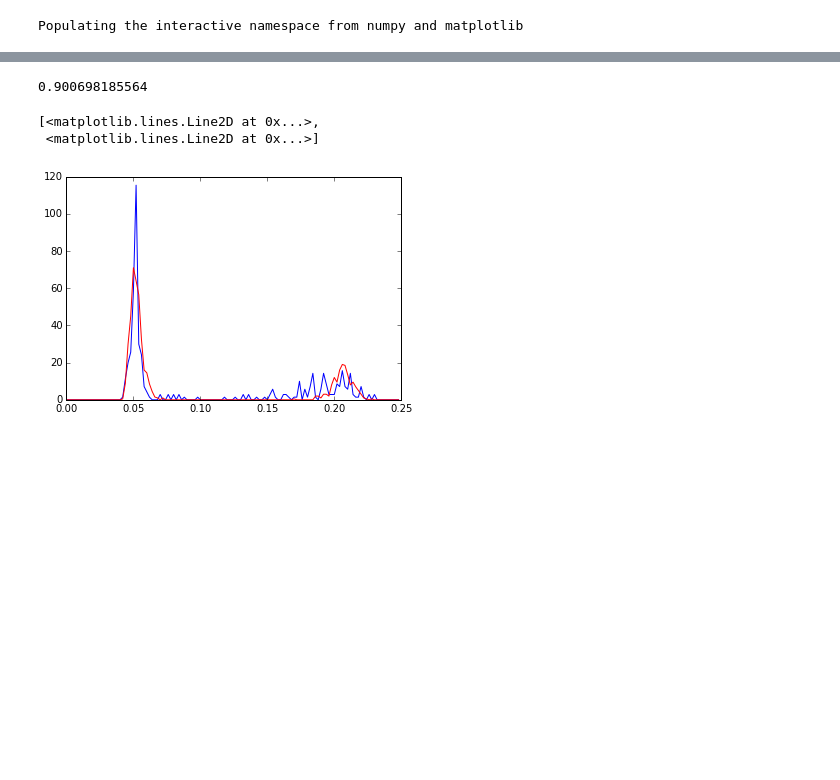
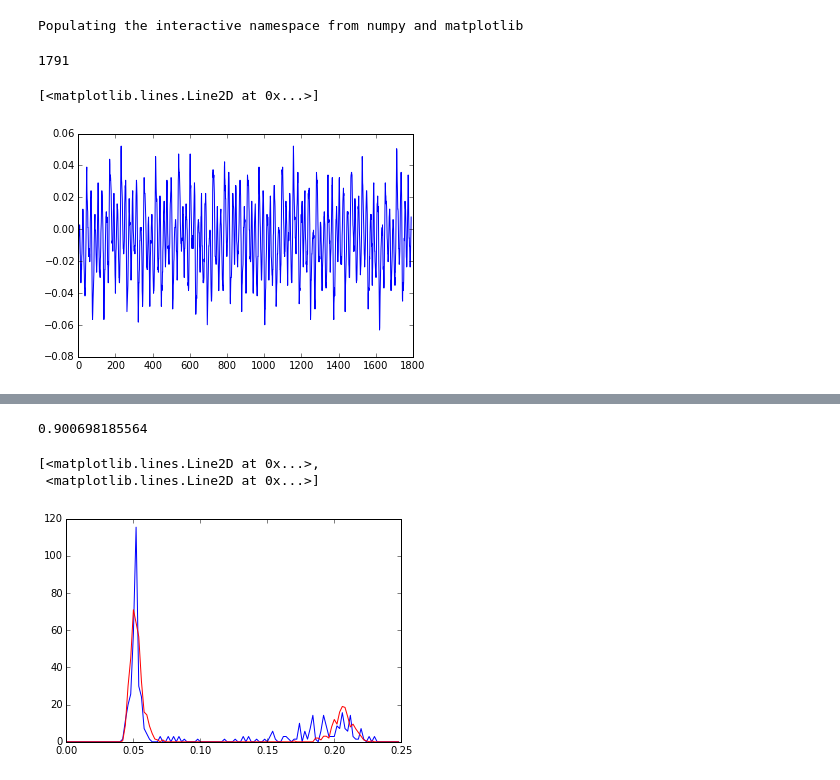
Before and after one commit to DanielKeith93/Python_Notebooks, a Jupyter notebook: Practice/Fitting.ipynb, the cells around one changed output, grey strips where cells are left out. Drawn from its saved outputs; the diff is of its cells as text; code cells hidden in the pictures; blank space fills up the shorter version.

```diff
--- a/Practice/Fitting.ipynb
+++ b/Practice/Fitting.ipynb
@@ -39,6 +39,13 @@ for file in os.listdir( "C:/Users/z3414503/Desktop/Honours/Data/144815_C Spin Ta
             signals.append( x )
             times.append( y )
             traces.append( trace[ i ] )
+# %%
+print len(signals[0])
+plot(signals[0])
+# %% [output]
+1791
+[<matplotlib.lines.Line2D at 0x...>]
+[figure, added]
 # %%
 bars = 100
 signals_max = []
```
Also changed, not shown: parts of 5 cells of this notebook, 8 other files.
